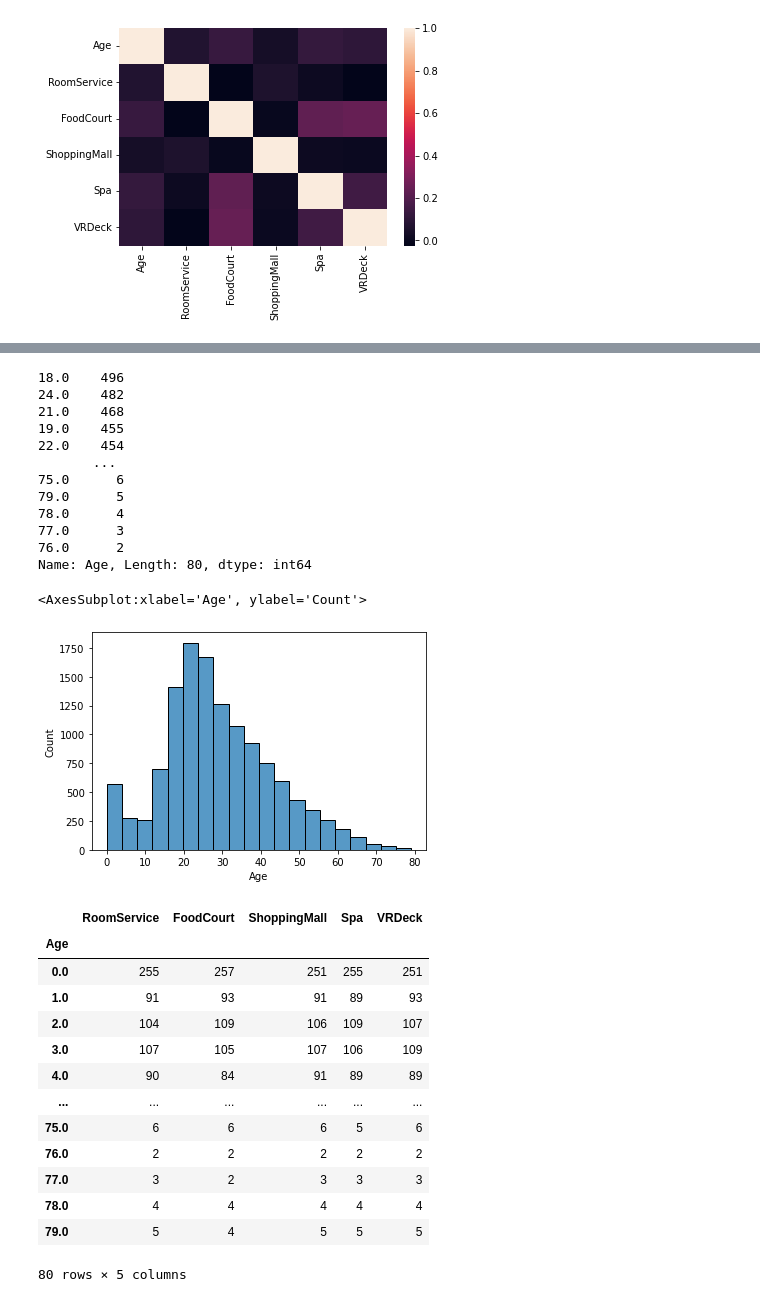
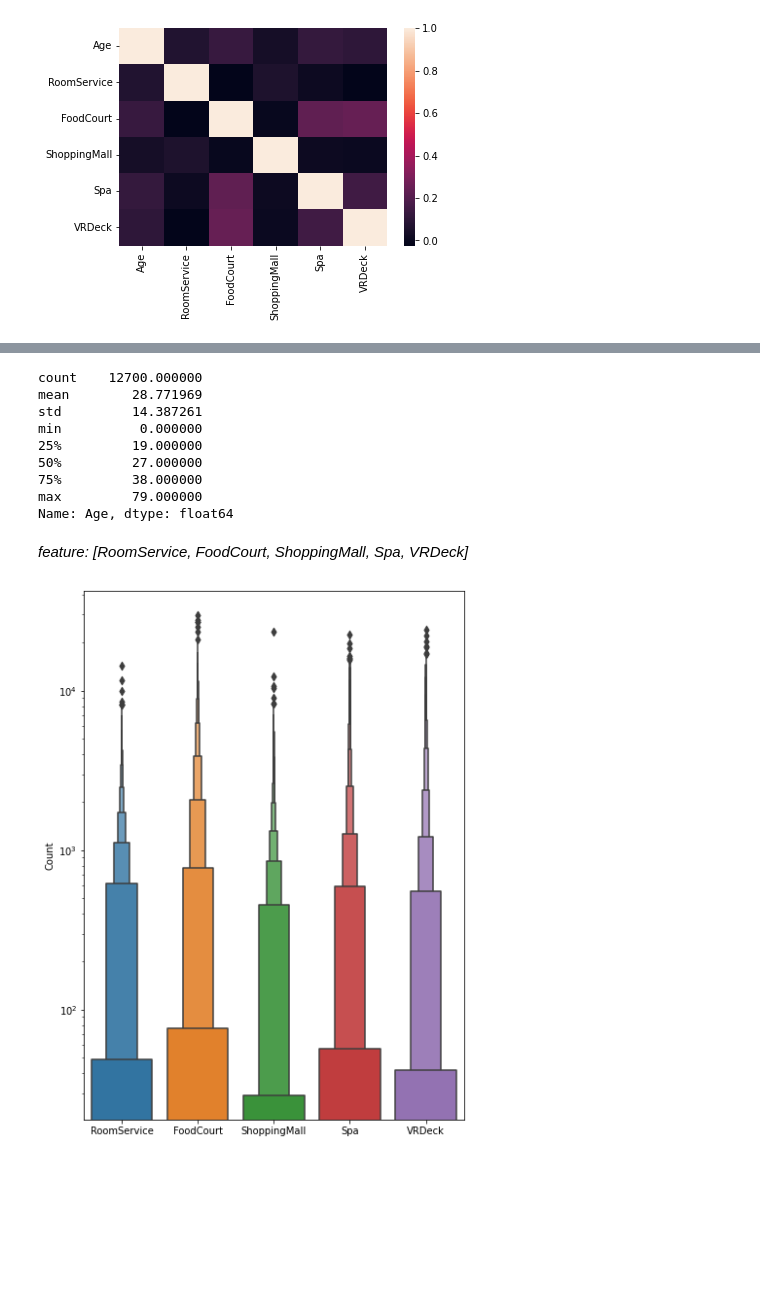
Before and after one commit to Mounice97/Portfolio, a Jupyter notebook: Competition_Spaceship_Titanic/competition-spaceship-titanic.ipynb, the cells around one changed output, grey strips where cells are left out. Drawn from its saved outputs; the diff is of its cells as text; code cells hidden in the pictures; blank space fills up the shorter version.

```diff
--- a/Competition_Spaceship_Titanic/competition-spaceship-titanic.ipynb
+++ b/Competition_Spaceship_Titanic/competition-spaceship-titanic.ipynb
@@ -115,37 +139,12 @@ sns.heatmap(df.select_dtypes(include='float64').corr())
 # %%
-df.Age.value_counts()
+df.Age.describe()
 # %% [output]
-18.0    496
-24.0    482
-21.0    468
-19.0    455
-22.0    454
-       ...
-75.0      6
-79.0      5
-78.0      4
-77.0      3
-76.0      2
-Name: Age, Length: 80, dtype: int64
+count    12700.000000
+mean        28.771969
+std         14.387261
+min          0.000000
+25%         19.000000
+50%         27.000000
+75%         38.000000
+max         79.000000
+Name: Age, dtype: float64
-# %%
-sns.histplot(data=df.Age, bins=20,)
-# %% [output]
-<AxesSubplot:xlabel='Age', ylabel='Count'>
-[figure, removed]
-# %%
-df.select_dtypes(include='float64').groupby('Age').count()
-# %% [output]
-|  | RoomService | FoodCourt | ShoppingMall | Spa | VRDeck |
-| Age |  |  |  |  |  |
-| 0.0 | 255 | 257 | 251 | 255 | 251 |
-| 1.0 | 91 | 93 | 91 | 89 | 93 |
-| 2.0 | 104 | 109 | 106 | 109 | 107 |
-| 3.0 | 107 | 105 | 107 | 106 | 109 |
-| 4.0 | 90 | 84 | 91 | 89 | 89 |
-| ... | ... | ... | ... | ... | ... |
-| 75.0 | 6 | 6 | 6 | 5 | 6 |
-| 76.0 | 2 | 2 | 2 | 2 | 2 |
-| 77.0 | 3 | 2 | 3 | 3 | 3 |
-| 78.0 | 4 | 4 | 4 | 4 | 4 |
-| 79.0 | 5 | 4 | 5 | 5 | 5 |
-80 rows × 5 columns
@@ -151,0 +153,9 @@ df.select_dtypes(include='float64').groupby('Age').count()
+# %% [markdown]
+*feature: [RoomService, FoodCourt, ShoppingMall, Spa, VRDeck]*
+# %%
+plt.figure(figsize=(7,10))
+sns.boxenplot(data=df.drop(['CryoSleep','Age','VIP'],axis=1))
+plt.ylabel('Count');
+plt.yscale('log')
+# %% [output]
+[figure, added]
```
Also changed, not shown: parts of 91 cells of this notebook, 2 other files.
